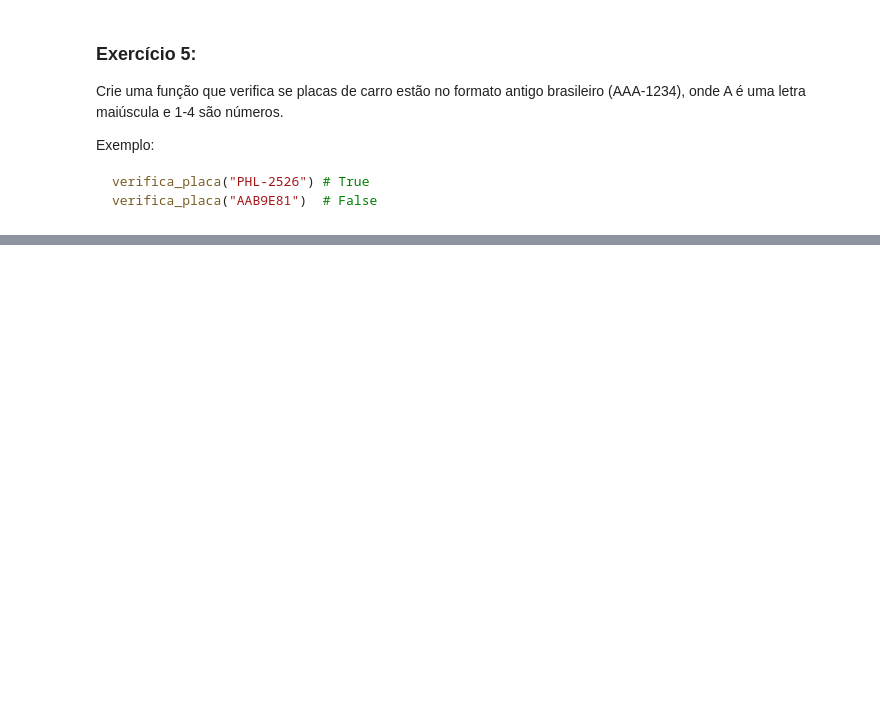
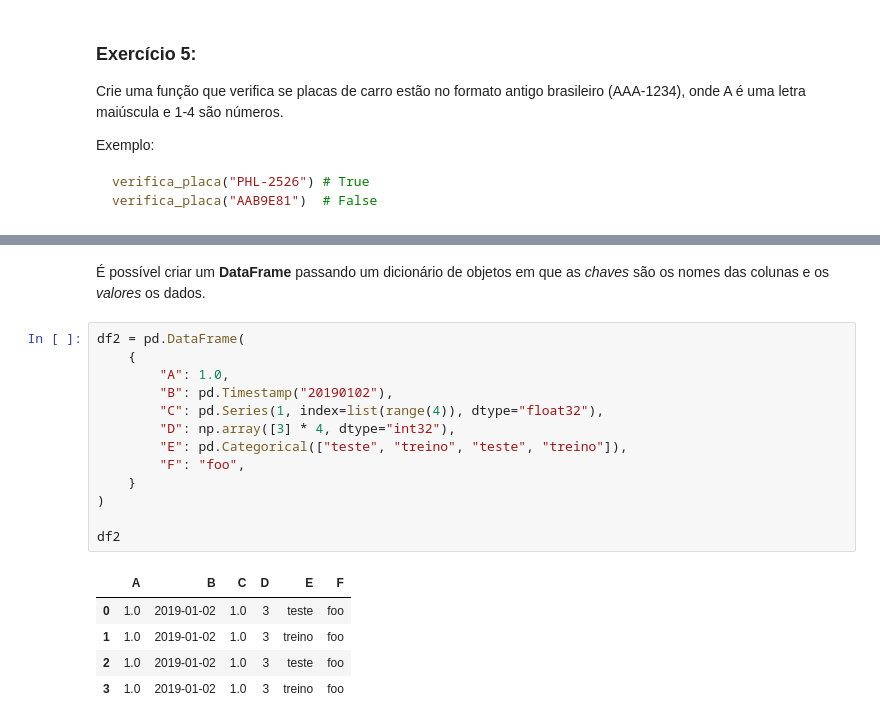
Before and after one commit to py241012454/CEE2, a Jupyter notebook: aulas.ipynb, the cells around one changed output, grey strips where cells are left out. Saved outputs shown, nothing was run; the diff lists cells and outputs as text; blank space fills up the shorter version.

```diff
--- a/aulas.ipynb
+++ b/aulas.ipynb
@@ -2008,0 +2514,21 @@ verifica_placa("AAB9E81")  # False
+# %% [markdown]
+É possível criar um **DataFrame** passando um dicionário de objetos em que as *chaves* são os nomes das colunas e os *valores* os dados.
+# %%
+df2 = pd.DataFrame(
+    {
+        "A": 1.0,
+        "B": pd.Timestamp("20190102"),
+        "C": pd.Series(1, index=list(range(4)), dtype="float32"),
+        "D": np.array([3] * 4, dtype="int32"),
+        "E": pd.Categorical(["teste", "treino", "teste", "treino"]),
+        "F": "foo",
+    }
+)
+
+df2
+# %% [output]
+|  | A | B | C | D | E | F |
+| 0 | 1.0 | 2019-01-02 | 1.0 | 3 | teste | foo |
+| 1 | 1.0 | 2019-01-02 | 1.0 | 3 | treino | foo |
+| 2 | 1.0 | 2019-01-02 | 1.0 | 3 | teste | foo |
+| 3 | 1.0 | 2019-01-02 | 1.0 | 3 | treino | foo |
```
Also changed, not shown: parts of 202 cells of this notebook.
